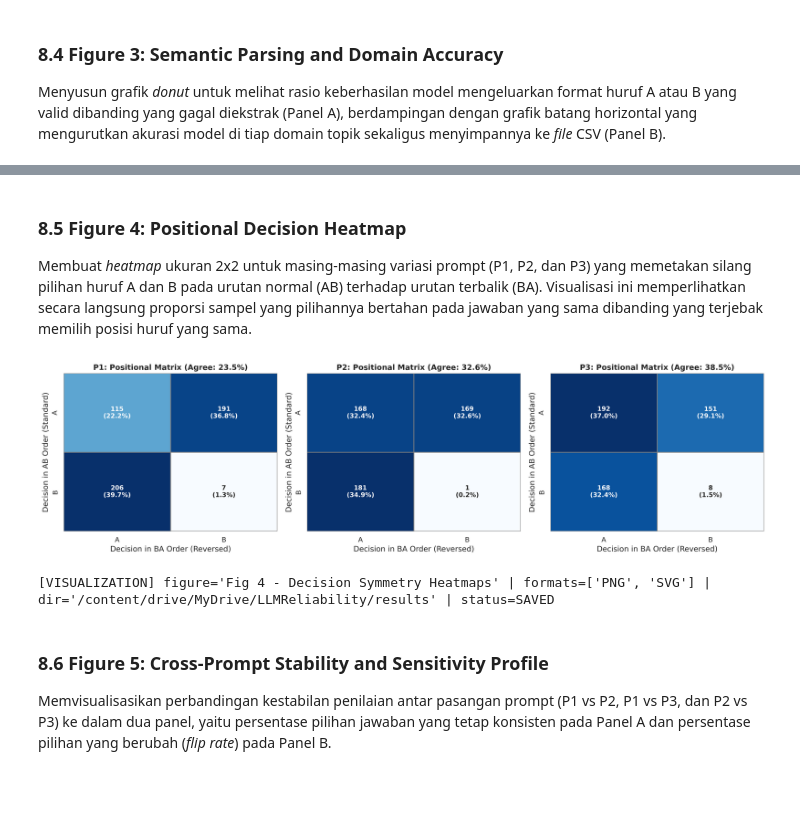
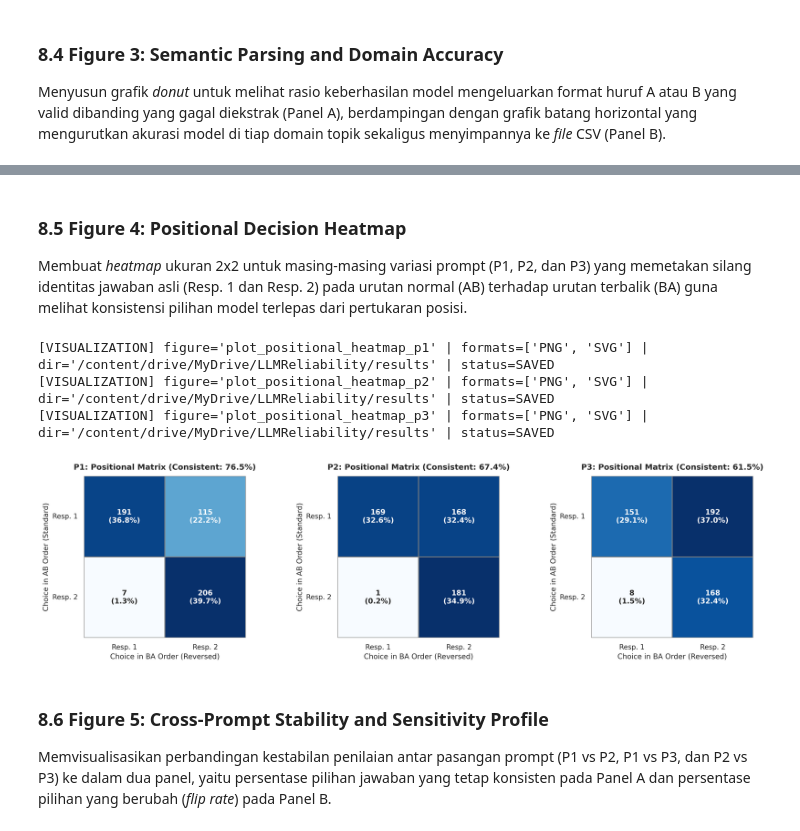
Before and after one commit to RozhakDev/LLMReliability, a Jupyter notebook: AI/08_End_to_End_Evaluation_Pipeline.ipynb, the cells around one changed output, grey strips where cells are left out. Cells and saved outputs as stored; diff of their text form; code cells hidden in the pictures; blank space fills up the shorter version.

```diff
--- a/AI/08_End_to_End_Evaluation_Pipeline.ipynb
+++ b/AI/08_End_to_End_Evaluation_Pipeline.ipynb
@@ -795,13 +795,14 @@ print(
 
 Mengukur tingkat kecocokan penilaian model terhadap preferensi manusia pada masing-masing variasi prompt (P1, P2, dan P3) menggunakan metrik akurasi dan skor *Cohen's Kappa* beserta estimasi rentang kepercayaan *bootstrap* 95% (500 iterasi). Seluruh rekapitulasi performa per prompt serta data hasil evaluasi yang valid kemudian diekspor ke format CSV dan Parquet.
 # %%
-def bootstrap_kappa(y_true: list, y_pred: list, n_iterations: int = 1000, alpha: float = 0.05) -> Tuple[float, float]:
+def bootstrap_kappa(y_true: list, y_pred: list, n_iterations: int = 500, alpha: float = 0.05, seed: int = RANDOM_SEED) -> Tuple[float, float]:
+    rng = np.random.default_rng(seed)
     stats = []
     yt, yp = np.array(y_true), np.array(y_pred)
     n = len(yt)
 
     for _ in range(n_iterations):
-        idx = np.random.randint(0, n, n)
+        idx = rng.integers(0, n, n)
         stats.append(cohen_kappa_score(yt[idx], yp[idx]))
 
     return float(np.percentile(stats, (alpha/2)*100)), float(np.percentile(stats, (1-alpha/2)*100))
@@ -938,9 +939,11 @@ Membuat lima grafik beresolusi tinggi (300 DPI) dalam format PNG dan SVG untuk m
 
 Menyeragamkan tampilan visual seluruh grafik menggunakan tema *whitegrid* beresolusi 300 DPI serta menyiapkan fungsi bantu untuk pengaturan judul sumbu, pelabelan angka di ujung batang grafik, dan penyimpanan otomatis ke format PNG maupun vektor SVG.
 # %%
-sns.set_theme(style='whitegrid', font_scale=1.1)
-plt.rcParams['font.sans-serif'] = 'DejaVu Sans'
-plt.rcParams['font.family'] = 'sans-serif'
-plt.rcParams['figure.dpi'] = 300
-plt.rcParams['savefig.dpi'] = 300
+sns.set_theme(style='whitegrid', font_scale=1.15)
+plt.rcParams.update({
+    'font.sans-serif': 'DejaVu Sans', 'font.family': 'sans-serif',
+    'axes.titlesize': 12, 'axes.labelsize': 11,
+    'xtick.labelsize': 10.5, 'ytick.labelsize': 10.5,
+    'legend.fontsize': 9.5, 'figure.dpi': 300, 'savefig.dpi': 300
+})
 # %%
@@ -1121,38 +1095,32 @@ export_figure(fig3, 'plot_parsing_and_domain_acc', 'Fig 3 - Semantic Parsing & D
 # %% [markdown]
 ### **8.5 Figure 4: Positional Decision Heatmap**
 
-Membuat *heatmap* ukuran 2x2 untuk masing-masing variasi prompt (P1, P2, dan P3) yang memetakan silang pilihan huruf A dan B pada urutan normal (AB) terhadap urutan terbalik (BA). Visualisasi ini memperlihatkan secara langsung proporsi sampel yang pilihannya bertahan pada jawaban yang sama dibanding yang terjebak memilih posisi huruf yang sama.
+Membuat *heatmap* ukuran 2x2 untuk masing-masing variasi prompt (P1, P2, dan P3) yang memetakan silang identitas jawaban asli (Resp. 1 dan Resp. 2) pada urutan normal (AB) terhadap urutan terbalik (BA) guna melihat konsistensi pilihan model terlepas dari pertukaran posisi.
 # %%
-fig4, axes4 = plt.subplots(1, len(prompts), figsize=(18, 5))
+fig4, axes4 = plt.subplots(1, len(prompts), figsize=(16.5, 4.6))
 
-for idx, p_id in enumerate(prompts):
+for ax, p_id in zip(axes4, prompts):
     sub_p = df_valid[df_valid['prompt_id'] == p_id]
-    sub_ab = sub_p[sub_p['position'] == 'AB'].set_index('sample_id')
-    sub_ba = sub_p[sub_p['position'] == 'BA'].set_index('sample_id')
-    paired = sub_ab.join(sub_ba, lsuffix='_ab', rsuffix='_ba', how='inner')
+    paired = (sub_p[sub_p['position'] == 'AB'].set_index('sample_id')
+              .join(sub_p[sub_p['position'] == 'BA'].set_index('sample_id'), lsuffix='_ab', rsuffix='_ba', how='inner'))
+    ct = pd.crosstab(paired['logical_decision_ab'], paired['logical_decision_ba']).reindex(index=[1, 2], columns=[1, 2], fill_value=0)
+    ct.index = ct.columns = ['Resp. 1', 'Resp. 2']
+    n_pair = max(len(paired), 1)
+    annot = [[f"{v}\n({v / n_pair * 100:.1f}%)" for v in row] for row in ct.to_numpy()]
+    cons = (np.diag(ct).sum() / len(paired) * 100) if len(paired) > 0 else 0.0
 
-    if not paired.empty:
-        crosstab = pd.crosstab(paired['parsed_decision_ab'], paired['parsed_decision_ba'])
-        total_paired = len(paired)
-        annot_matrix = np.empty(crosstab.shape, dtype=object)
-        for i in range(crosstab.shape[0]):
-            for j in range(crosstab.shape[1]):
-                cnt = crosstab.iloc[i, j]
-                pct = (cnt / total_paired) * 100 if total_paired > 0 else 0.0
-                annot_matrix[i, j] = f"{cnt}\n({pct:.1f}%)"
+    sns.heatmap(ct, annot=annot, fmt='', cmap='Blues', ax=ax, cbar=False, square=True,
+                annot_kws={'fontsize': 11, 'fontweight': 'bold'}, linewidths=1, linecolor='gray')
+    ax.set(xlabel='Choice in BA Order (Reversed)', ylabel='Choice in AB Order (Standard)')
+    ax.set_title(f"{p_id}: Positional Matrix (Consistent: {cons:.1f}%)", fontweight='bold', pad=10)
+    ax.tick_params(axis='y', rotation=0)
 
-        diag_agreement = (np.diag(crosstab).sum() / total_paired) * 100 if total_paired > 0 else 0.0
-
-        sns.heatmap(crosstab, annot=annot_matrix, fmt='', cmap='Blues', ax=axes4[idx], cbar=False,
-                    annot_kws={'fontsize': 11, 'fontweight': 'bold'},
-                    linewidths=1, linecolor='gray')
-        configure_axis(axes4[idx], title=f'{p_id}: Positional Matrix (Agree: {diag_agreement:.1f}%)',
-                       xlabel='Decision in BA Order (Reversed)', ylabel='Decision in AB Order (Standard)')
-
-export_figure(fig4, 'plot_positional_heatmaps', 'Fig 4 - Decision Symmetry Heatmaps')
+export_panels(fig4, axes4, [f"plot_positional_heatmap_{p.lower()}" for p in prompts])
 # %% [output]
+[VISUALIZATION] figure='plot_positional_heatmap_p1' | formats=['PNG', 'SVG'] | dir='/content/drive/MyDrive/LLMReliability/results' | status=SAVED
+[VISUALIZATION] figure='plot_positional_heatmap_p2' | formats=['PNG', 'SVG'] | dir='/content/drive/MyDrive/LLMReliability/results' | status=SAVED
+[VISUALIZATION] figure='plot_positional_heatmap_p3' | formats=['PNG', 'SVG'] | dir='/content/drive/MyDrive/LLMReliability/results' | status=SAVED
-[figure, old version]
+[figure, new version]
-[VISUALIZATION] figure='Fig 4 - Decision Symmetry Heatmaps' | formats=['PNG', 'SVG'] | dir='/content/drive/MyDrive/LLMReliability/results' | status=SAVED
 # %% [markdown]
 ### **8.6 Figure 5: Cross-Prompt Stability and Sensitivity Profile**
 
```
Also changed, not shown: parts of 14 cells of this notebook, 1 other file.
